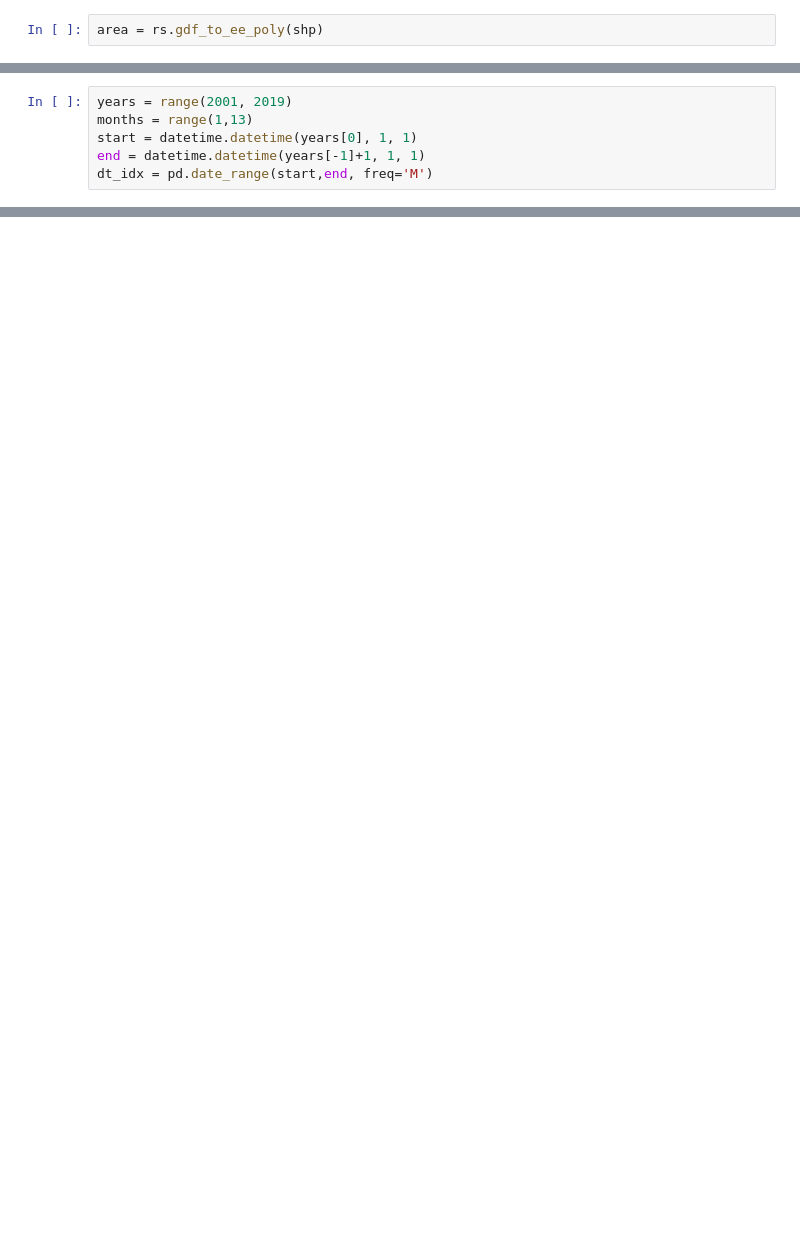
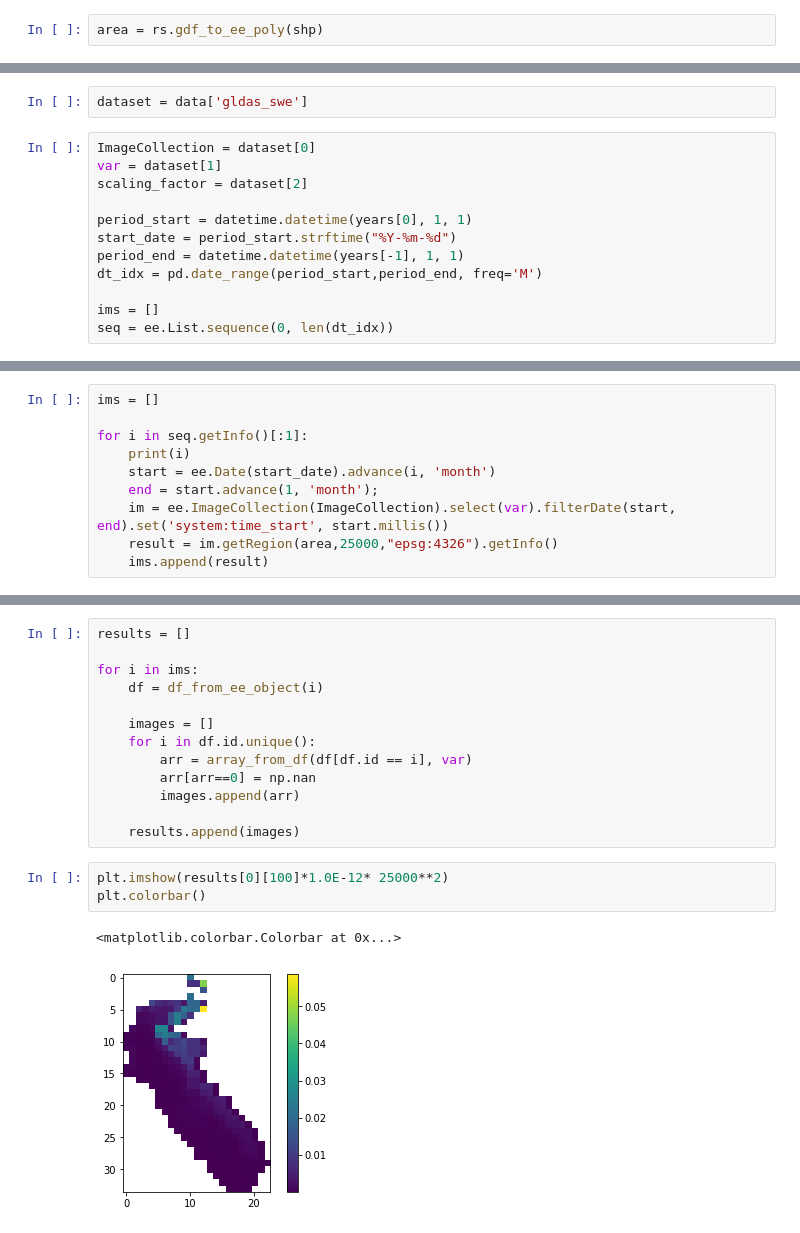
Before and after one commit to kashingtonDC/cvwbm, a Jupyter notebook: code/Untitled.ipynb, the cells around one changed output, grey strips where cells are left out. Drawn from its saved outputs; the diff is of its cells as text; blank space fills up the shorter version.

```diff
--- a/code/Untitled.ipynb
+++ b/code/Untitled.ipynb
@@ -19,6 +30,14 @@ area = rs.gdf_to_ee_poly(shp)
+# %%
+dataset = data['gldas_swe']
 # %%
-years = range(2001, 2019)
-months = range(1,13)
-start = datetime.datetime(years[0], 1, 1)
-end = datetime.datetime(years[-1]+1, 1, 1)
-dt_idx = pd.date_range(start,end, freq='M')
+ImageCollection = dataset[0]
+var = dataset[1]
+scaling_factor = dataset[2]
+
+period_start = datetime.datetime(years[0], 1, 1)
+start_date = period_start.strftime("%Y-%m-%d")
+period_end = datetime.datetime(years[-1], 1, 1)
+dt_idx = pd.date_range(period_start,period_end, freq='M')
+
+ims = []
+seq = ee.List.sequence(0, len(dt_idx))
@@ -85,0 +64,10 @@ Timestamp('2018-12-31 00:00:00', freq='M')
+# %%
+ims = []
+
+for i in seq.getInfo()[:1]:
+    print(i)
+    start = ee.Date(start_date).advance(i, 'month')
+    end = start.advance(1, 'month');
+    im = ee.ImageCollection(ImageCollection).select(var).filterDate(start, end).set('system:time_start', start.millis())
+    result = im.getRegion(area,25000,"epsg:4326").getInfo()
+    ims.append(result)
@@ -85,0 +124,19 @@ Timestamp('2018-12-31 00:00:00', freq='M')
+# %%
+results = []
+
+for i in ims:
+    df = df_from_ee_object(i)
+
+    images = []
+    for i in df.id.unique():
+        arr = array_from_df(df[df.id == i], var)
+        arr[arr==0] = np.nan
+        images.append(arr)
+
+    results.append(images)
+# %%
+plt.imshow(results[0][100]*1.0E-12* 25000**2)
+plt.colorbar()
+# %% [output]
+<matplotlib.colorbar.Colorbar at 0x...>
+[figure, added]
```
Also changed, not shown: parts of 25 cells of this notebook, 3 other files.
